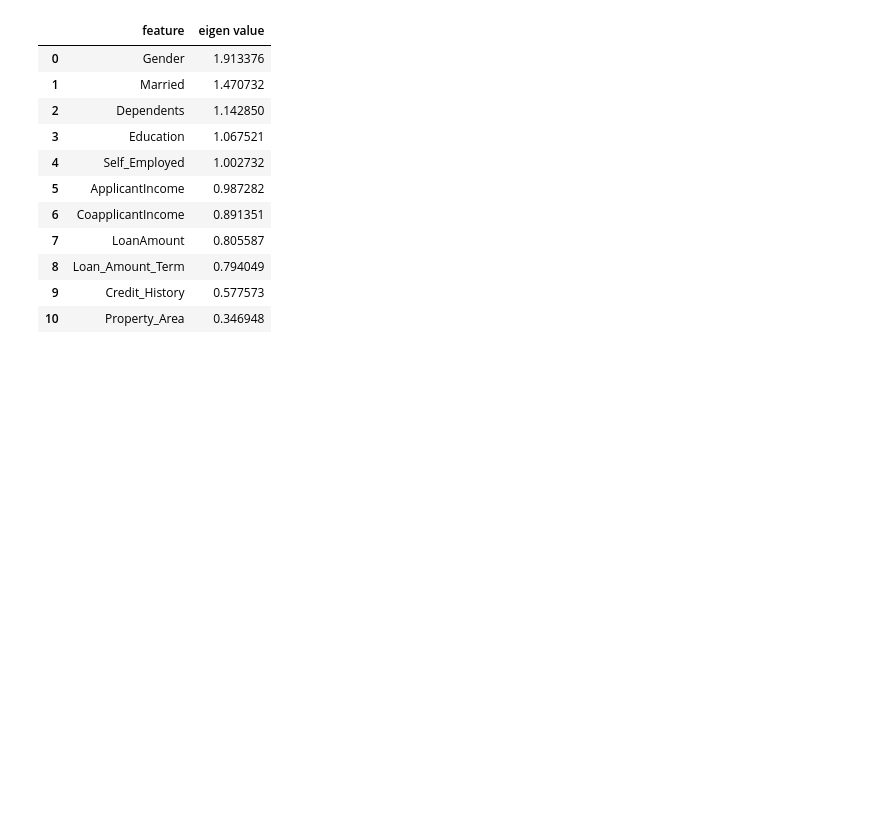
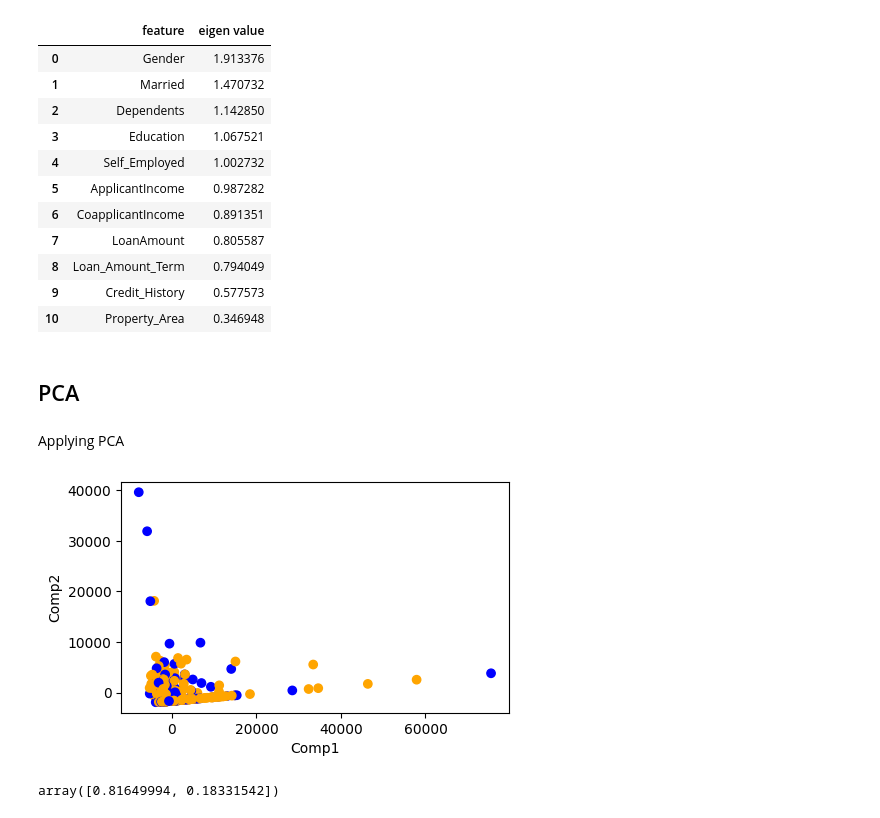
Before and after one commit to VaheC/ThinkingDS, a Jupyter notebook: ch2_dim_reduction.ipynb, the cells around one changed output. Cells and saved outputs as stored; diff of their text form; code cells hidden in the pictures; blank space fills up the shorter version.

```diff
--- a/ch2_dim_reduction.ipynb
+++ b/ch2_dim_reduction.ipynb
@@ -414,3 +415,23 @@ fa_df
 | 8 | Loan_Amount_Term | 0.794049 |
 | 9 | Credit_History | 0.577573 |
 | 10 | Property_Area | 0.346948 |
+# %% [markdown]
+## PCA
+# %% [markdown]
+Applying PCA
+# %%
+pca = PCA(n_components=2)
+
+X_pca = pca.fit_transform(X)
+
+fig = plt.figure(figsize=(5, 3))
+plt.scatter(X_pca[:, 0], X_pca[:, 1], c=train_df['Loan_Status'].map({'Y': 'orange', 'N': 'blue'}))
+plt.xlabel('Comp1')
+plt.ylabel('Comp2')
+plt.show()
+# %% [output]
+[figure, added]
+# %%
+pca.explained_variance_ratio_
+# %% [output]
+array([0.81649994, 0.18331542])
```
Also changed, not shown: parts of 3 cells of this notebook.
